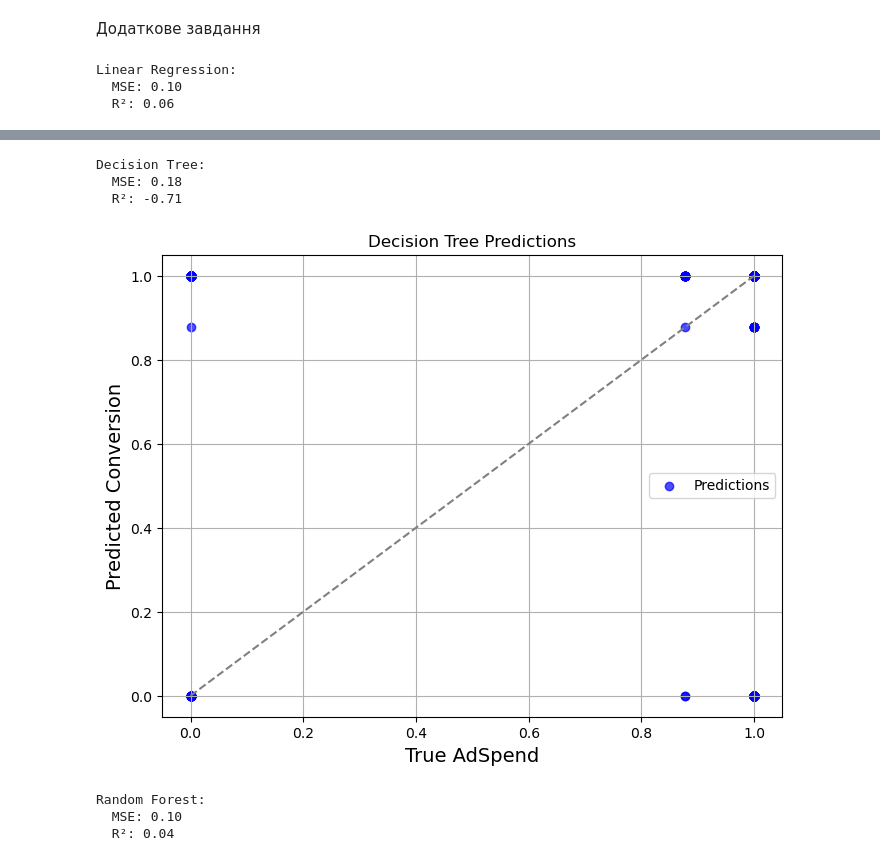
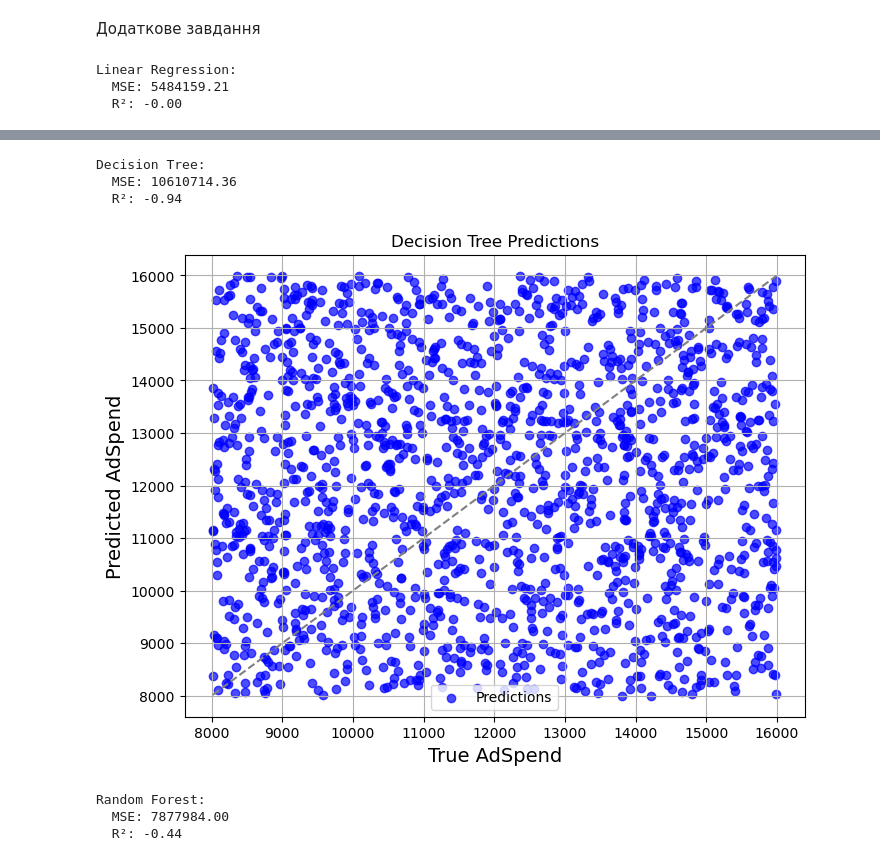
Before and after one commit to IgromanYTS/special_programming, a Jupyter notebook: Lab4/lab4_2.ipynb, the cells around one changed output, grey strips where cells are left out. Saved outputs shown, nothing was run; the diff lists cells and outputs as text; code cells hidden in the pictures.

```diff
--- a/Lab4/lab4_2.ipynb
+++ b/Lab4/lab4_2.ipynb
@@ -515,18 +506,20 @@ plt.show()
 # %% [markdown]
 Додаткове завдання
 # %%
-data_p = pd.get_dummies(data_p, columns=['CampaignChannel'], drop_first=True)
+from sklearn.model_selection import train_test_split
+from sklearn.linear_model import LinearRegression
+from sklearn.tree import DecisionTreeRegressor
+from sklearn.ensemble import RandomForestRegressor
+from sklearn.metrics import mean_squared_error, r2_score
+import matplotlib.pyplot as plt
 
-data_known = data_p[data_p['Conversion'].notna()]
-data_unknown = data_p[data_p['Conversion'].isna()]
+X = data["TimeOnSite"].values.reshape(-1, 1)  # Reshape to 2D
+y = data["CustomerID"]
 
-X = data_known.drop('Conversion', axis=1)
-y = data_known['Conversion']
-
-
+# Split the data into training and validation sets
 X_train, X_val, y_train, y_val = train_test_split(X, y, test_size=0.2, random_state=42)
 
-
+# Define the models
 models = {
     "Linear Regression": LinearRegression(),
     "Decision Tree": DecisionTreeRegressor(random_state=42),
@@ -535,43 +528,41 @@ models = {
 
 results = {}
 
+# Fit and evaluate models
 for name, model in models.items():
-
+    # Train the model
     model.fit(X_train, y_train)
 
+    # Predict on validation set
+    y_val_pred = model.predict(X_val)
 
-    y_val_pred = model.predict(X_val)
+    # Calculate metrics
     mse = mean_squared_error(y_val, y_val_pred)
     r2 = r2_score(y_val, y_val_pred)
 
+    # Save results
     results[name] = {"MSE": mse, "R²": r2}
 
-
+    # Print results
     print(f"{name}:")
     print(f"  MSE: {mse:.2f}")
     print(f"  R²: {r2:.2f}")
     print()
 
-
+    # Plot predictions
     plt.figure(figsize=(8, 6))
     plt.scatter(y_val, y_val_pred, alpha=0.7, label='Predictions', color='blue')
     plt.plot([y_val.min(), y_val.max()], [y_val.min(), y_val.max()], color='grey', linestyle='--')
     plt.xlabel('True AdSpend', fontsize=14)
-    plt.ylabel('Predicted Conversion', fontsize=14)
+    plt.ylabel('Predicted AdSpend', fontsize=14)
     plt.title(f'{name} Predictions')
     plt.grid(True)
     plt.legend()
     plt.show()
 
+# Choose the best model (Random Forest in this case)
 best_model = models["Random Forest"]
-
-if not data_unknown.empty:
-    X_test = data_unknown.drop('Conversion', axis=1)
-    predicted_adspend = best_model.predict(X_test)
-    data_unknown.loc[:, 'Conversion'] = predicted_adspend
-
-data_final = pd.concat([data_known, data_unknown]).sort_index()
 # %% [output]
 Linear Regression:
-  MSE: 0.10
-  R²: 0.06
+  MSE: 5484159.21
+  R²: -0.00
@@ -579,7 +570,7 @@ Linear Regression:
 Decision Tree:
-  MSE: 0.18
-  R²: -0.71
+  MSE: 10610714.36
+  R²: -0.94
-[figure, old version]
+[figure, new version]
 Random Forest:
-  MSE: 0.10
-  R²: 0.04
+  MSE: 7877984.00
+  R²: -0.44
```
Also changed, not shown: parts of 8 cells of this notebook, 38 other files.
